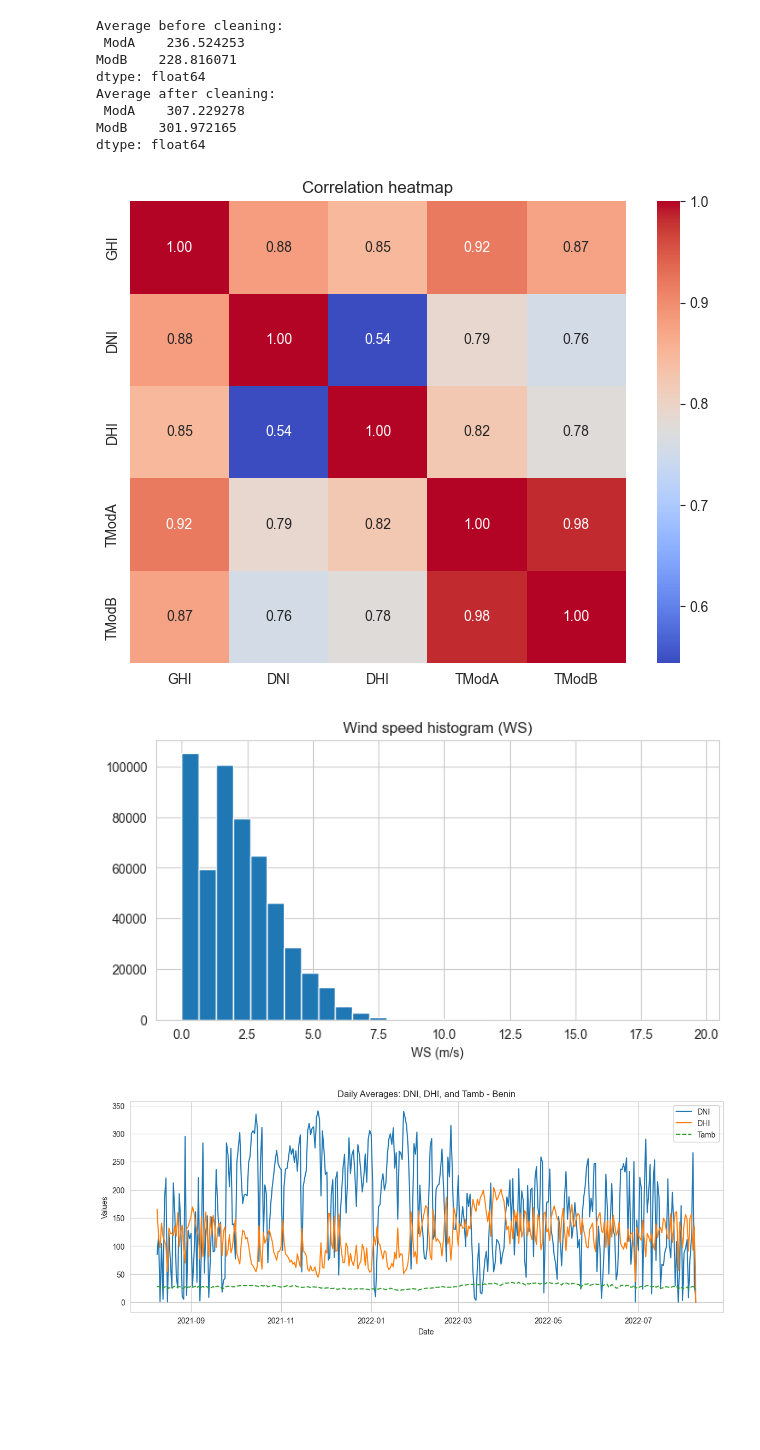
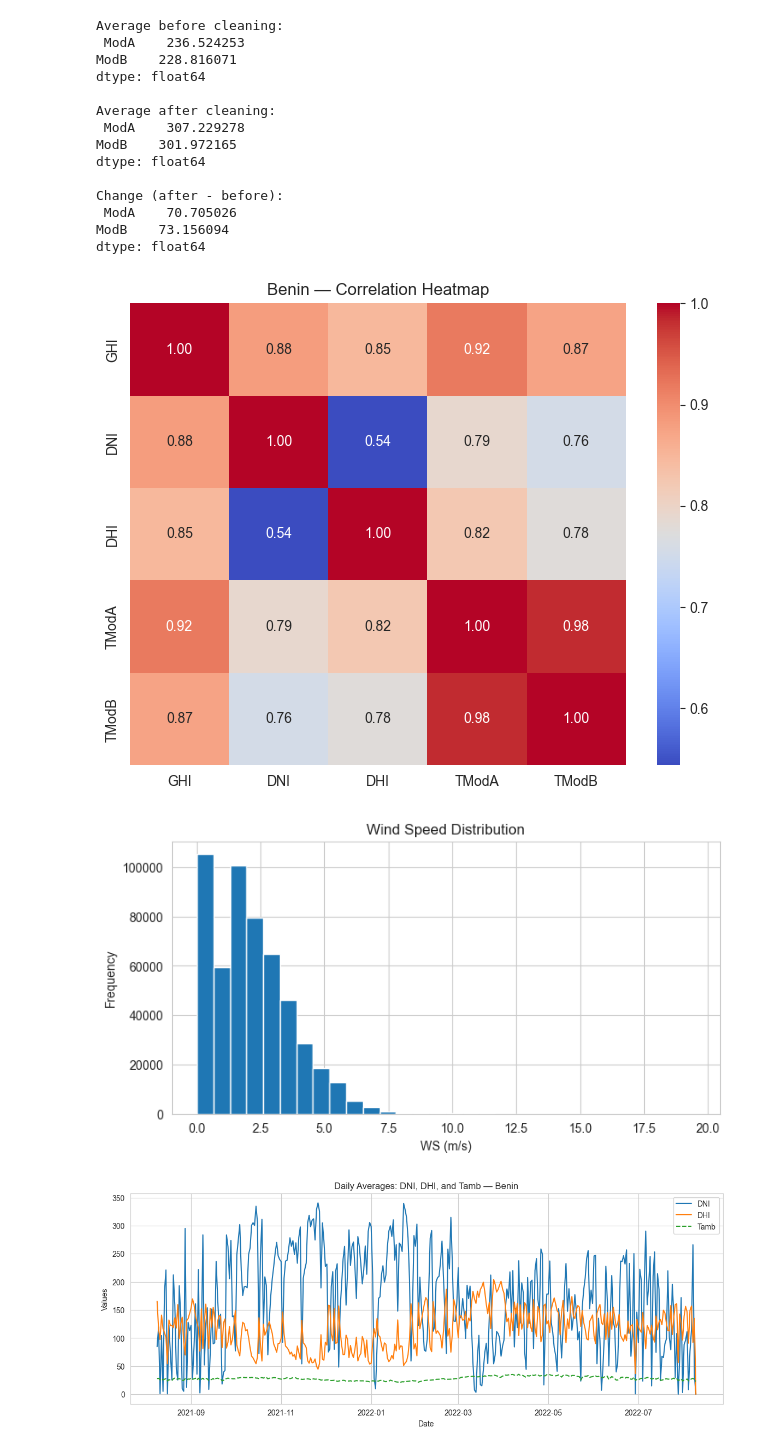
Before and after one commit to rufta-g20/solar-challenge-week0, a Jupyter notebook: notebooks/benin_eda.ipynb, the cells around one changed output. Saved outputs shown, nothing was run; the diff lists cells and outputs as text; code cells hidden in the pictures; blank space fills up the shorter version.

```diff
--- a/notebooks/benin_eda.ipynb
+++ b/notebooks/benin_eda.ipynb
@@ -107,12 +135,9 @@ After basic cleaning: (525600, 19)
 | 2021-08-09 00:04:00 | 0.0 | 0.0 | 0.0 | 0.0 | 0.0 | 26.2 | 93.3 | 0.2 | 0.7 | 0.4 | 120.3 | ... |
 | 2021-08-09 00:05:00 | 0.0 | 0.0 | 0.0 | 0.0 | 0.0 | 26.2 | 93.3 | 0.1 | 0.7 | 0.3 | 113.2 | ... |
 # %%
-# Cell 4
-cols_to_check = ['GHI','DNI','DHI','ModA','ModB','WS','WSgust']
-df_flagged = flag_zscore_outliers(df_clean, cols_to_check)
-
-# Count rows flagged for any of the zscore outliers
-zcols = [c for c in df_flagged.columns if c.endswith('_z_outlier')]
-df_flagged['any_z_outlier'] = df_flagged[zcols].any(axis=1)
-print("Total rows flagged as outlier (|Z|>3) for any metric:", df_flagged['any_z_outlier'].sum())
+# ----------------------------------------------------------
+# ⚠️ Cell 4 — Outlier Detection
+# ----------------------------------------------------------
+cols_to_check = ['GHI', 'DNI', 'DHI', 'ModA', 'ModB', 'WS', 'WSgust']
+df_flagged = summarize_outliers(df_clean, cols_to_check)
 # %% [output]
@@ -156,38 +185,36 @@ plt.show()
 # %%
-# Cell 8
-if 'Cleaning' in df_imputed.columns:
-    before = df_imputed[df_imputed['Cleaning'] == 0][['ModA','ModB']].mean()
-    after = df_imputed[df_imputed['Cleaning'] == 1][['ModA','ModB']].mean()
-    print("Average before cleaning:\n", before)
-    print("Average after cleaning:\n", after)
-else:
-    print("No Cleaning column found.")
+# ----------------------------------------------------------
+# 🧼 Cell 8 — Cleaning Impact Analysis
+# ----------------------------------------------------------
+compare_cleaning_effect(df_imputed)
 # %% [output]
 Average before cleaning:
  ModA    236.524253
 ModB    228.816071
 dtype: float64
+
 Average after cleaning:
  ModA    307.229278
 ModB    301.972165
 dtype: float64
+
+Change (after - before):
+ ModA    70.705026
+ModB    73.156094
+dtype: float64
 # %%
-# Cell 9
-corr_cols = ['GHI','DNI','DHI','TModA','TModB']
-corr_df = df_imputed[corr_cols].dropna()
-plt.figure(figsize=(8,6))
-sns.heatmap(corr_df.corr(), annot=True, fmt=".2f", cmap='coolwarm')
-plt.title("Correlation heatmap")
-plt.show()
+# ----------------------------------------------------------
+# 🔥 Cell 9 — Correlation Heatmap
+# ----------------------------------------------------------
+corr_cols = ['GHI', 'DNI', 'DHI', 'TModA', 'TModB']
+plot_correlation_heatmap(df_imputed, corr_cols, title="Benin — Correlation Heatmap")
 # %% [output]
-[figure, old version]
+[figure, new version]
 # %%
-# Cell 10 - histogram for WS
-plt.figure(figsize=(8,4))
-df_imputed['WS'].dropna().hist(bins=30)
-plt.title('Wind speed histogram (WS)')
-plt.xlabel('WS (m/s)')
-plt.show()
+# ----------------------------------------------------------
+# 🌬️ Cell 10 — Wind Speed Histogram
+# ----------------------------------------------------------
+plot_wind_histogram(df_imputed)
 # %% [output]
-[figure, old version]
+[figure, new version]
 # %%
```
Also changed, not shown: parts of 11 cells of this notebook, 7 other files.
